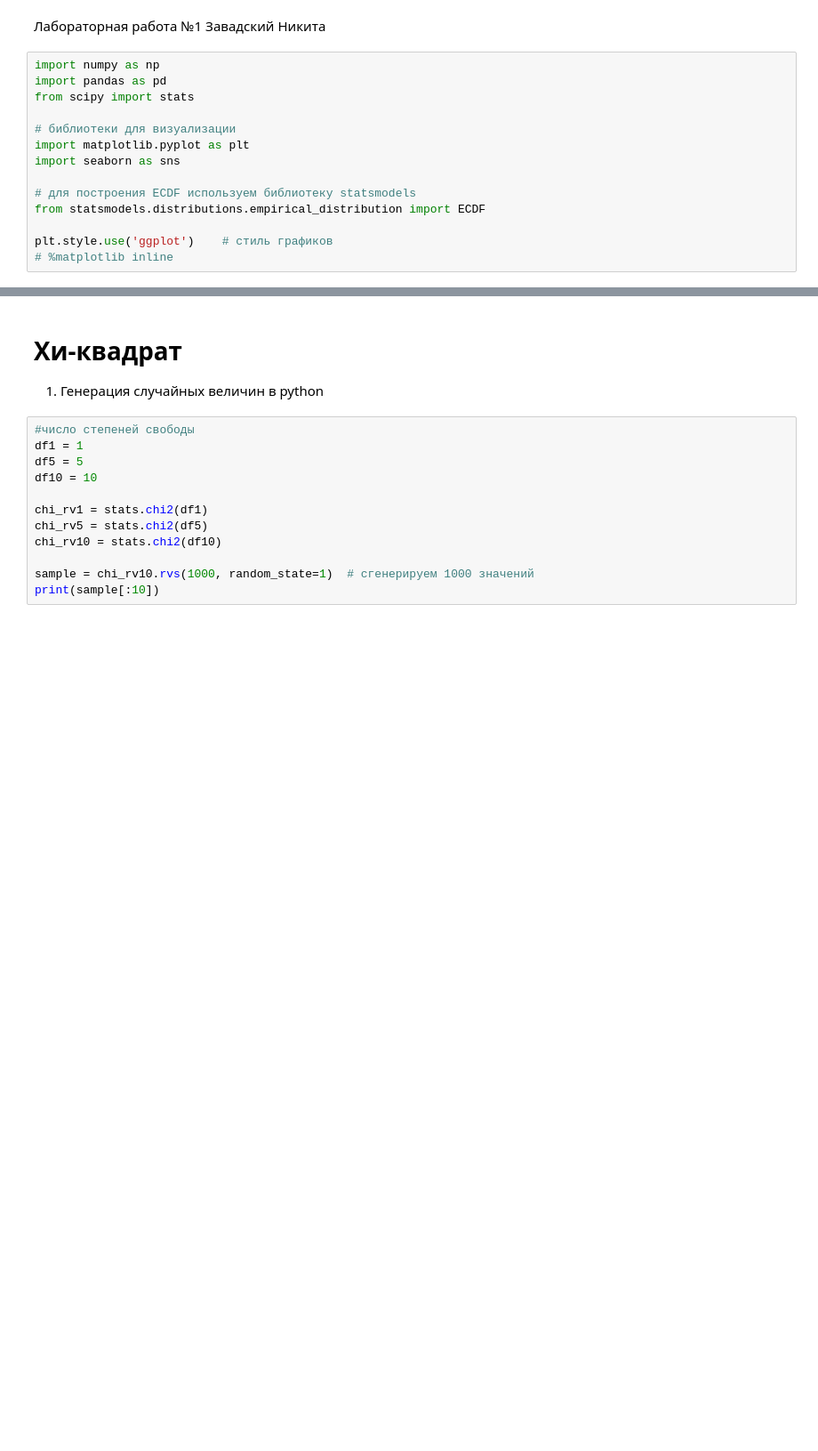
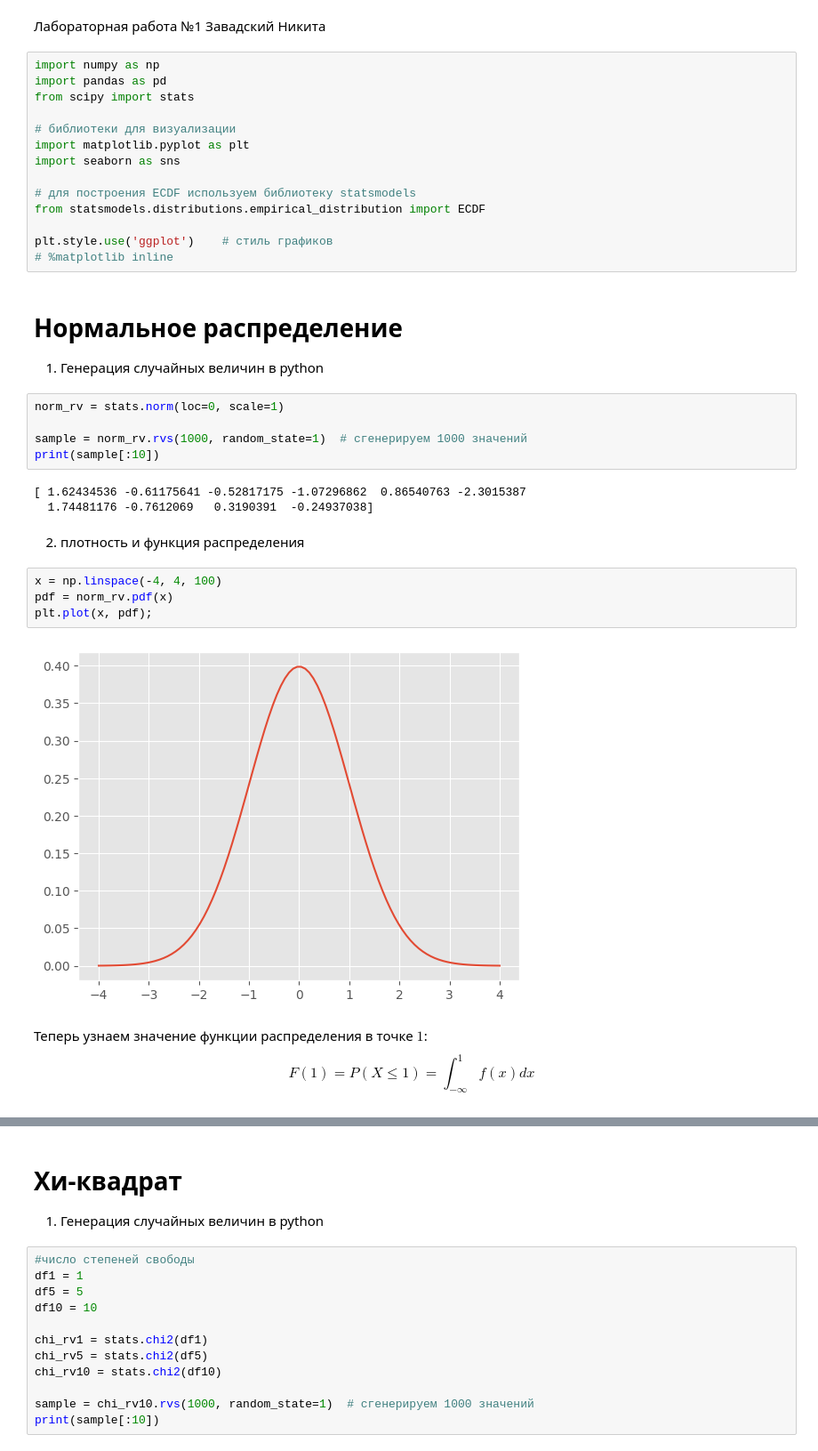
Before and after one commit to PsychoWho/SSAU_Labs, a Jupyter notebook: СтатАнализ/LR_1_SA.ipynb, the cells around one changed output, grey strips where cells are left out. Shown at 89% size. Saved outputs shown, nothing was run; the diff lists cells and outputs as text; blank space fills up the shorter version.

```diff
--- a/СтатАнализ/LR_1_SA.ipynb
+++ b/СтатАнализ/LR_1_SA.ipynb
@@ -15,3 +15,24 @@ from statsmodels.distributions.empirical_distribution import ECDF
 
 plt.style.use('ggplot')    # стиль графиков
 # %matplotlib inline
+# %% [markdown]
+# Нормальное распределение
+1. Генерация случайных величин в python
+# %%
+norm_rv = stats.norm(loc=0, scale=1)
+
+sample = norm_rv.rvs(1000, random_state=1)  # сгенерируем 1000 значений
+print(sample[:10])
+# %% [output]
+[ 1.62434536 -0.61175641 -0.52817175 -1.07296862  0.86540763 -2.3015387
+  1.74481176 -0.7612069   0.3190391  -0.24937038]
+# %% [markdown]
+2. плотность и функция распределения
+# %%
+x = np.linspace(-4, 4, 100)
+pdf = norm_rv.pdf(x)
+plt.plot(x, pdf);
+# %% [output]
+[figure, added]
+# %% [markdown]
+Теперь узнаем значение функции распределения в точке $1$: $$F(1) = P(X \le 1) = \int_{-\infty}^1 f(x)dx$$
```
Also changed, not shown: parts of 28 cells of this notebook.
